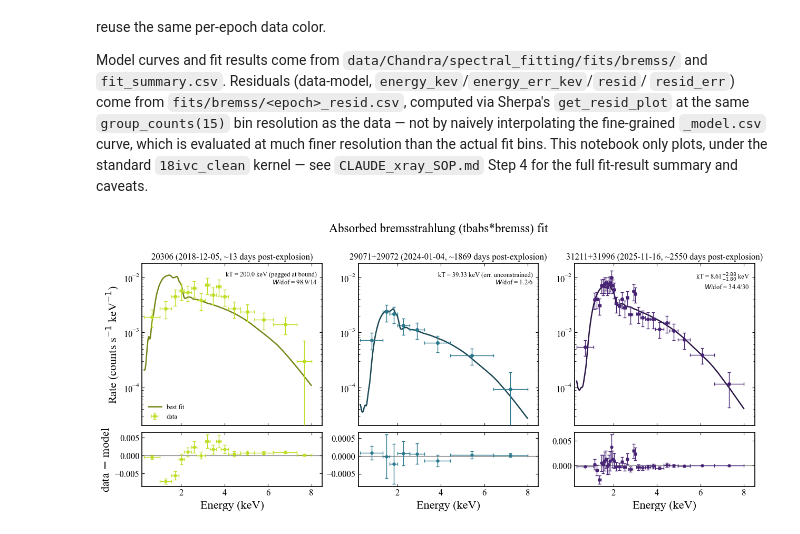
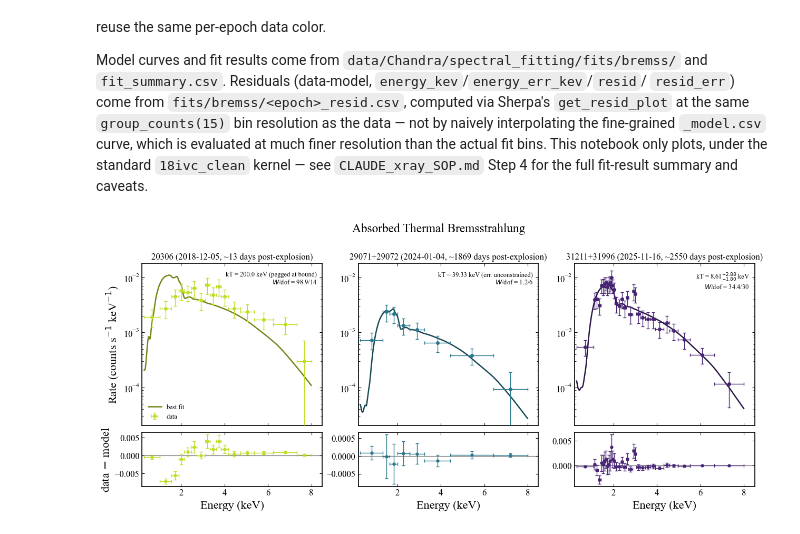
Before and after one commit to AnnikaDeutsch/SN2018ivc_2026, a Jupyter notebook: figure_notebooks/xray_spectra_bremss_fit.ipynb, the cells around one changed output. Saved outputs shown, nothing was run; the diff lists cells and outputs as text; code cells hidden in the pictures.

```diff
--- a/figure_notebooks/xray_spectra_bremss_fit.ipynb
+++ b/figure_notebooks/xray_spectra_bremss_fit.ipynb
@@ -128,33 +128,33 @@ for ax, rax, (phase_days, epoch_key, title) in zip(spec_axes, resid_axes, panels
     mdf = pd.read_csv(f"{FITS_DIR}/{epoch_key}_model.csv")
     ax.plot(mdf["energy_kev"], mdf["rate"], "-", color=model_colors[epoch_key], lw=1.8, zorder=2, label="best fit")
 
     ax.set_title(title, fontsize=12)
     ax.set_yscale("log")
     ax.set_xlim(0.2, 8.5)
     ax.text(
         0.97, 0.95, fit_label(epoch_key), transform=ax.transAxes,
         ha="right", va="top", fontsize=9,
     )
     plt.setp(ax.get_xticklabels(), visible=False)
 
     rdf = pd.read_csv(f"{RESID_DIR}/{epoch_key}_resid.csv")
     rax.axhline(0, color="0.4", lw=0.8, zorder=1)
     rax.errorbar(
         rdf["energy_kev"], rdf["resid"],
         xerr=rdf["energy_err_kev"], yerr=rdf["resid_err"],
         fmt="o", ms=3.5, capsize=2, lw=1.0, elinewidth=1,
         color=epoch_colors[epoch_key], zorder=3,
     )
     rax.set_xlim(0.2, 8.5)
     rax.set_xlabel("Energy (keV)")
 
 spec_axes[0].set_ylabel(r"Rate (counts s$^{-1}$ keV$^{-1}$)")
 spec_axes[0].legend(fontsize=9, frameon=False, loc="lower left")
 resid_axes[0].set_ylabel("data $-$ model")
 
-fig.suptitle("Absorbed bremsstrahlung (tbabs*bremss) fit", y=1.02)
-fig.savefig(f"../figures/xray_spectra_{MODEL_NAME}_fit.png", dpi=200, bbox_inches="tight")
+fig.suptitle("Absorbed Thermal Bremsstrahlung", y=1.02)
+fig.savefig(f"../figures/xray_spectra_{MODEL_NAME}_fit.png", dpi=400, bbox_inches="tight")
 fig.savefig(f"../figures/xray_spectra_{MODEL_NAME}_fit.pdf", bbox_inches="tight")
 plt.show()
 # %% [output]
-[figure, old version]
+[figure, new version]
```
Also changed, not shown: 2 other files.
